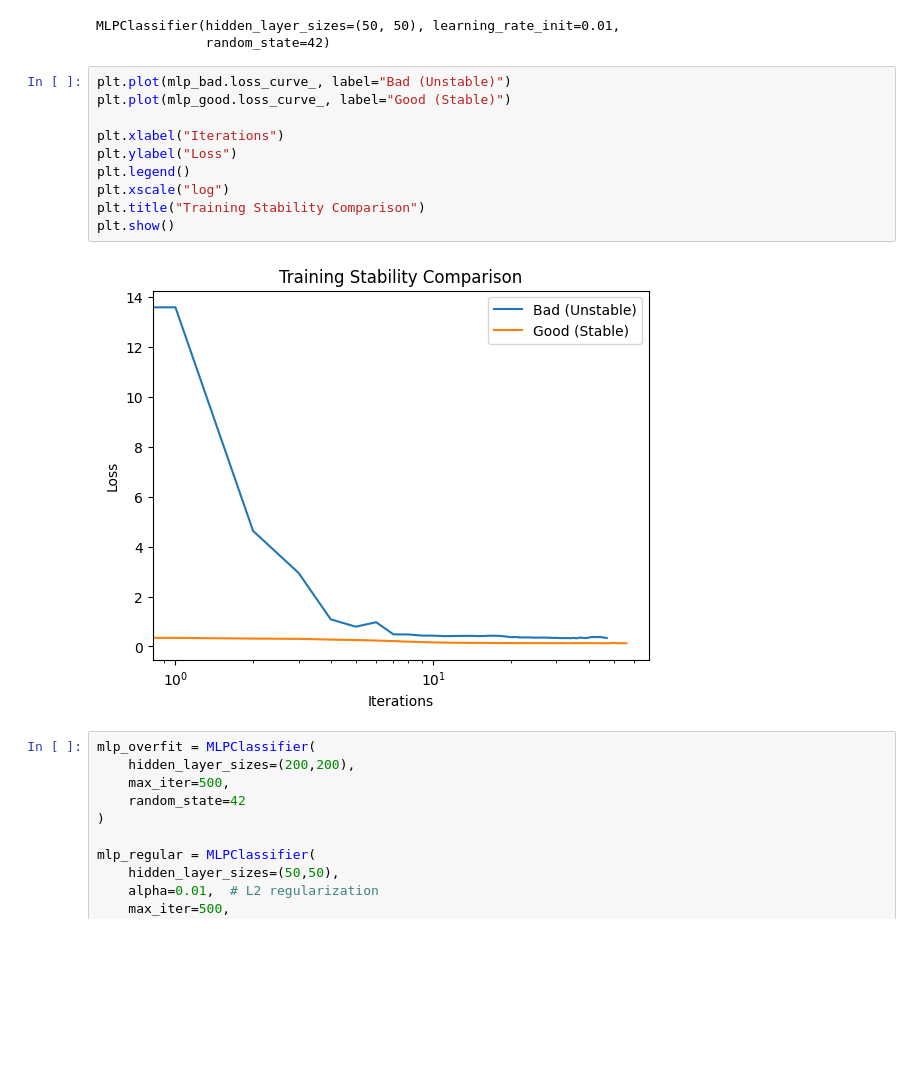
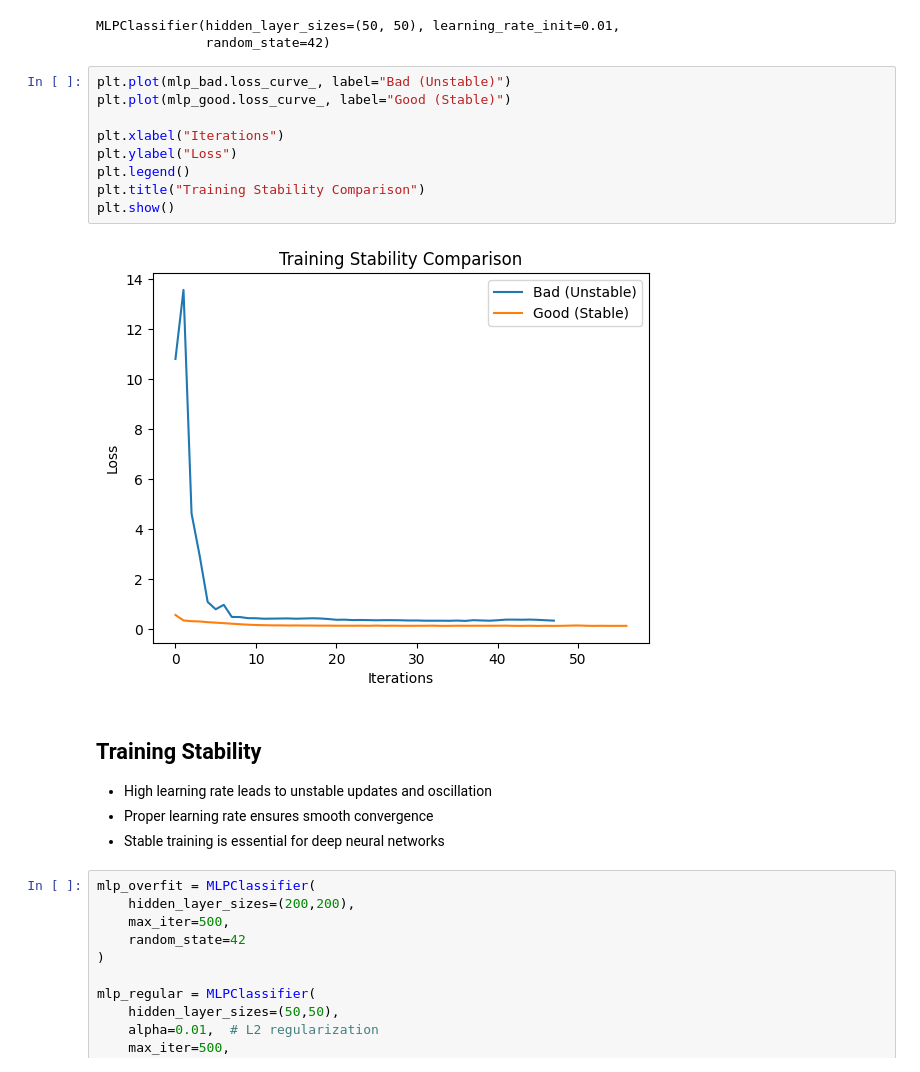
Before and after one commit to architsh007/hands-on-ml-geron, a Jupyter notebook: 10_neural_networks/notebook/03_training_stability_and_regularization.ipynb, the cells around one changed output. Drawn from its saved outputs; the diff is of its cells as text; blank space fills up the shorter version.

```diff
--- a/10_neural_networks/notebook/03_training_stability_and_regularization.ipynb
+++ b/10_neural_networks/notebook/03_training_stability_and_regularization.ipynb
@@ -62,15 +71,20 @@ MLPClassifier(hidden_layer_sizes=(50, 50), learning_rate_init=0.01,
 # %%
 plt.plot(mlp_bad.loss_curve_, label="Bad (Unstable)")
 plt.plot(mlp_good.loss_curve_, label="Good (Stable)")
 
 plt.xlabel("Iterations")
 plt.ylabel("Loss")
 plt.legend()
-plt.xscale("log")
 plt.title("Training Stability Comparison")
 plt.show()
 # %% [output]
-[figure, old version]
+[figure, new version]
+# %% [markdown]
+## Training Stability
+
+- High learning rate leads to unstable updates and oscillation
+- Proper learning rate ensures smooth convergence
+- Stable training is essential for deep neural networks
 # %%
 mlp_overfit = MLPClassifier(
     hidden_layer_sizes=(200,200),
```
Also changed, not shown: parts of 3 cells of this notebook, 2 other files.
